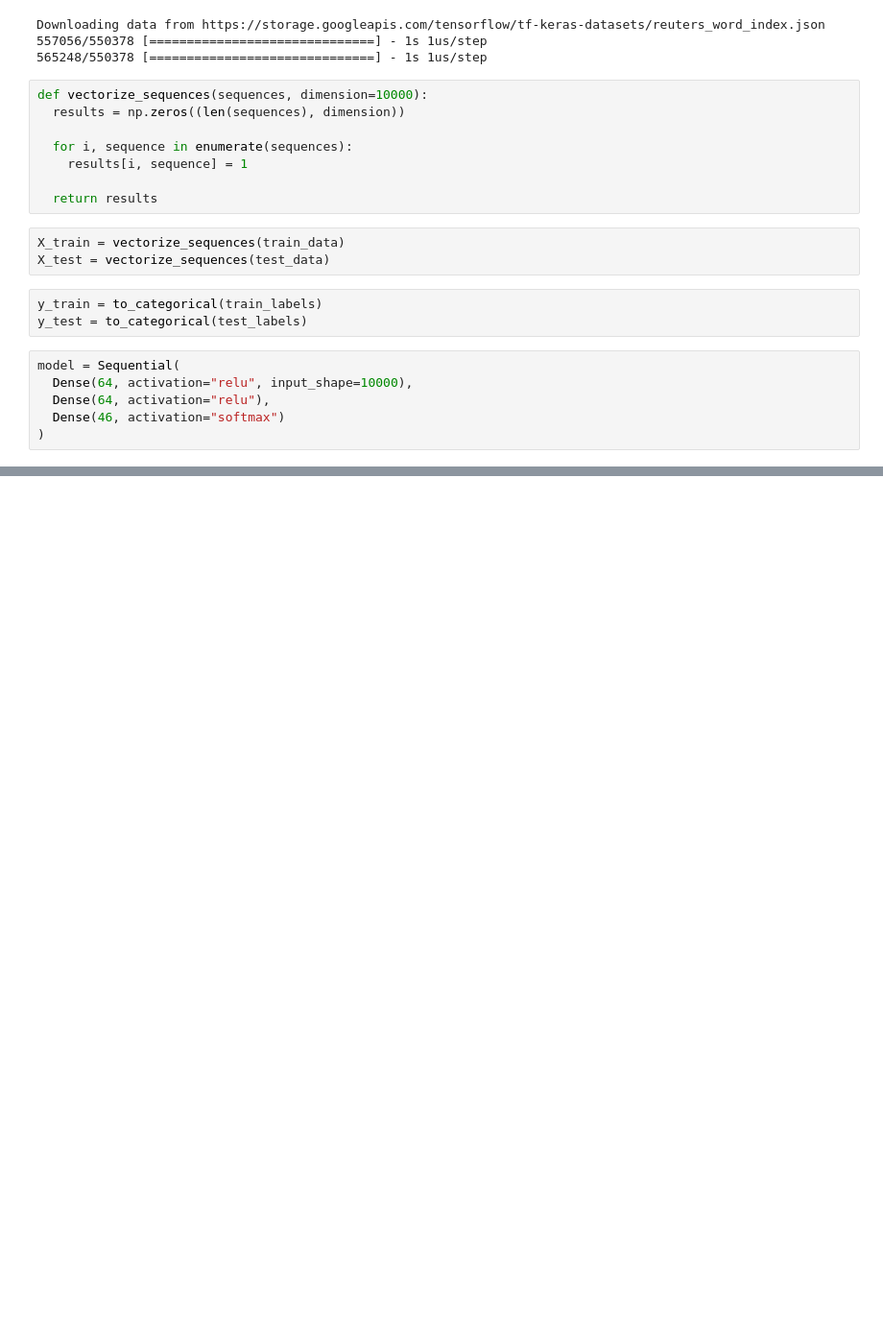
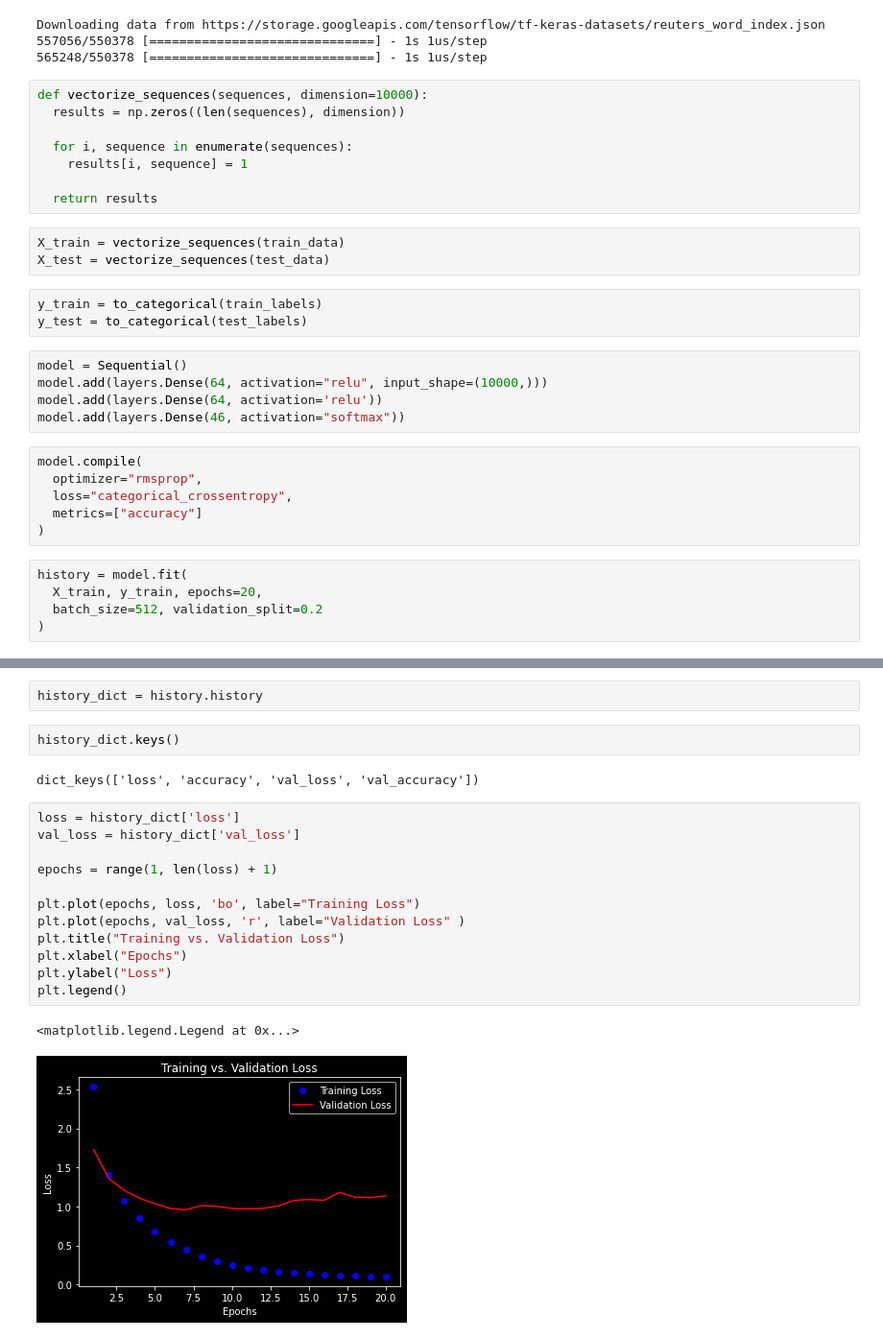
Before and after one commit to XVI-IX/Deep-Learning-Book, a Jupyter notebook: newswires.ipynb, the cells around one changed output, grey strips where cells are left out. Shown: that part at 96% size. Drawn from its saved outputs; the diff is of its cells as text; blank space fills up the shorter version.

```diff
--- a/newswires.ipynb
+++ b/newswires.ipynb
@@ -49,8 +53,18 @@ X_test = vectorize_sequences(test_data)
 y_train = to_categorical(train_labels)
 y_test = to_categorical(test_labels)
 # %%
-model = Sequential(
-  Dense(64, activation="relu", input_shape=10000),
-  Dense(64, activation="relu"),
-  Dense(46, activation="softmax")
-)
+model = Sequential()
+model.add(layers.Dense(64, activation="relu", input_shape=(10000,)))
+model.add(layers.Dense(64, activation='relu'))
+model.add(layers.Dense(46, activation="softmax"))
+# %%
+model.compile(
+  optimizer="rmsprop",
+  loss="categorical_crossentropy",
+  metrics=["accuracy"]
+)
+# %%
+history = model.fit(
+  X_train, y_train, epochs=20,
+  batch_size=512, validation_split=0.2
+)
@@ -56,0 +89,21 @@ model = Sequential(
+# %%
+history_dict = history.history
+# %%
+history_dict.keys()
+# %% [output]
+dict_keys(['loss', 'accuracy', 'val_loss', 'val_accuracy'])
+# %%
+loss = history_dict['loss']
+val_loss = history_dict['val_loss']
+
+epochs = range(1, len(loss) + 1)
+
+plt.plot(epochs, loss, 'bo', label="Training Loss")
+plt.plot(epochs, val_loss, 'r', label="Validation Loss" )
+plt.title("Training vs. Validation Loss")
+plt.xlabel("Epochs")
+plt.ylabel("Loss")
+plt.legend()
+# %% [output]
+<matplotlib.legend.Legend at 0x...>
+[figure, added]
```
Also changed, not shown: parts of 8 cells of this notebook.
